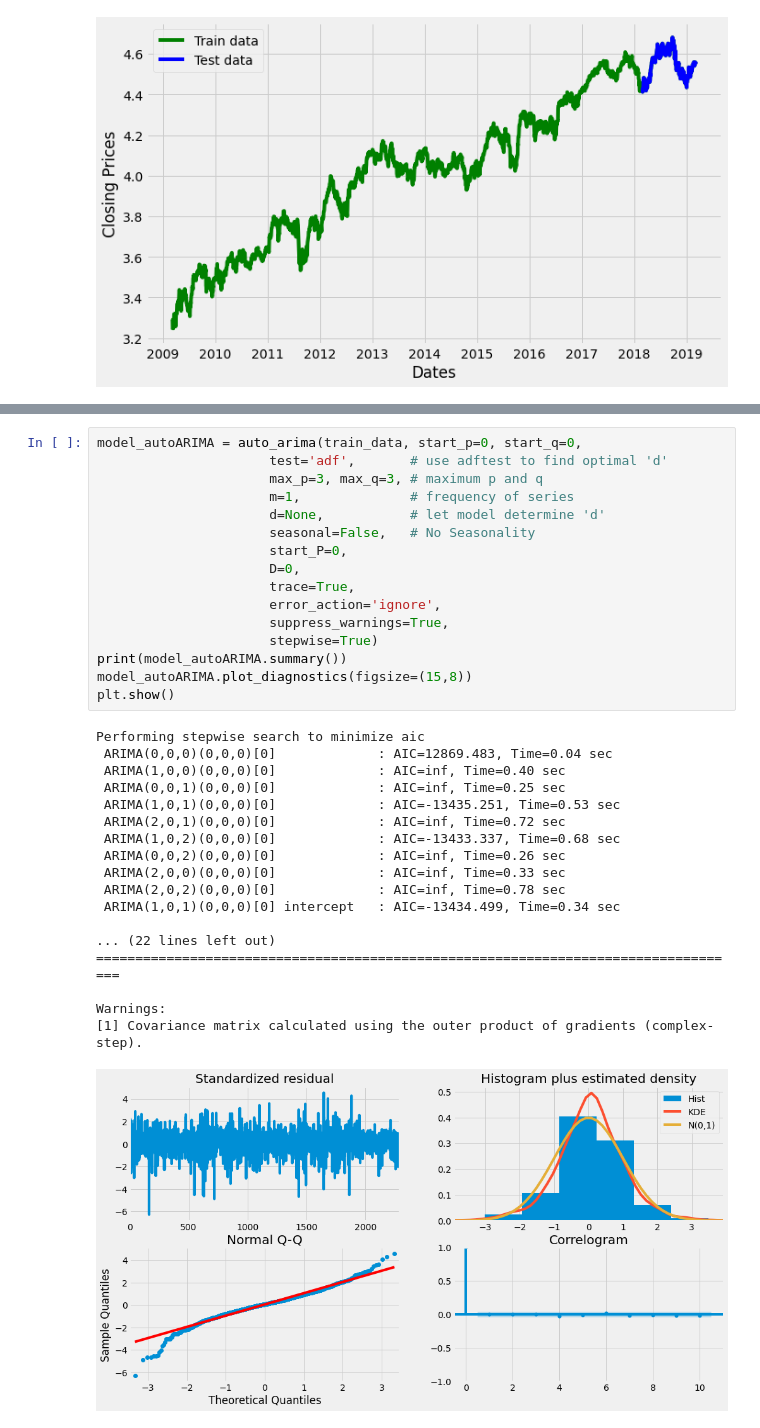
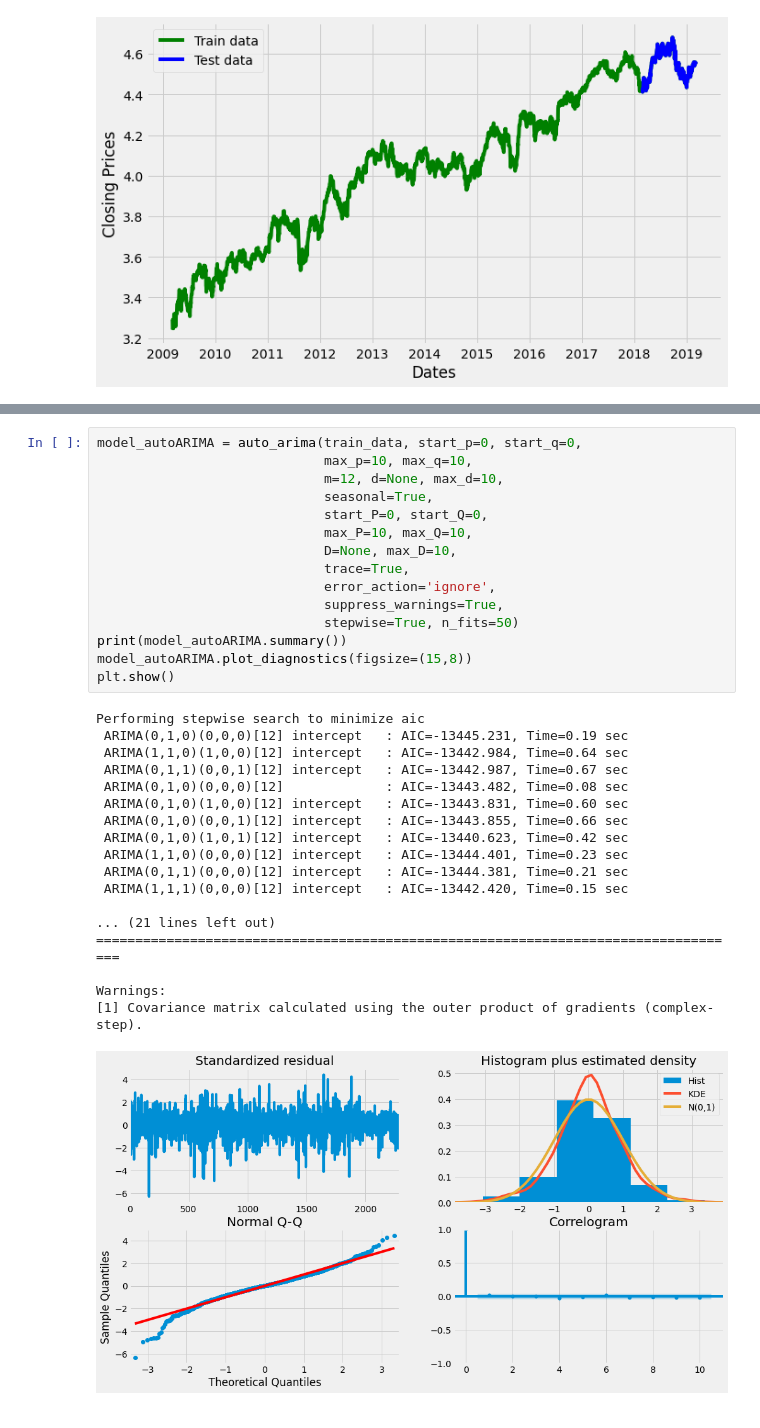
Before and after one commit to vasilypht/MLDA-2022, a Jupyter notebook: ingosstrakh/ingosstrakh task.ipynb, the cells around one changed output, grey strips where cells are left out. Drawn from its saved outputs; the diff is of its cells as text.

```diff
--- a/ingosstrakh/ingosstrakh task.ipynb
+++ b/ingosstrakh/ingosstrakh task.ipynb
@@ -130,38 +122,37 @@ fig.set_size_inches(16, 9)
 # %%
 model_autoARIMA = auto_arima(train_data, start_p=0, start_q=0,
-                      test='adf',       # use adftest to find optimal 'd'
-                      max_p=3, max_q=3, # maximum p and q
-                      m=1,              # frequency of series
-                      d=None,           # let model determine 'd'
-                      seasonal=False,   # No Seasonality
-                      start_P=0,
-                      D=0,
-                      trace=True,
-                      error_action='ignore',
-                      suppress_warnings=True,
-                      stepwise=True)
+                             max_p=10, max_q=10,
+                             m=12, d=None, max_d=10,
+                             seasonal=True,
+                             start_P=0, start_Q=0,
+                             max_P=10, max_Q=10,
+                             D=None, max_D=10,
+                             trace=True,
+                             error_action='ignore',
+                             suppress_warnings=True,
+                             stepwise=True, n_fits=50)
 print(model_autoARIMA.summary())
 model_autoARIMA.plot_diagnostics(figsize=(15,8))
 plt.show()
 # %% [output]
 Performing stepwise search to minimize aic
- ARIMA(0,0,0)(0,0,0)[0]             : AIC=12869.483, Time=0.04 sec
- ARIMA(1,0,0)(0,0,0)[0]             : AIC=inf, Time=0.40 sec
- ARIMA(0,0,1)(0,0,0)[0]             : AIC=inf, Time=0.25 sec
- ARIMA(1,0,1)(0,0,0)[0]             : AIC=-13435.251, Time=0.53 sec
- ARIMA(2,0,1)(0,0,0)[0]             : AIC=inf, Time=0.72 sec
- ARIMA(1,0,2)(0,0,0)[0]             : AIC=-13433.337, Time=0.68 sec
- ARIMA(0,0,2)(0,0,0)[0]             : AIC=inf, Time=0.26 sec
- ARIMA(2,0,0)(0,0,0)[0]             : AIC=inf, Time=0.33 sec
- ARIMA(2,0,2)(0,0,0)[0]             : AIC=inf, Time=0.78 sec
- ARIMA(1,0,1)(0,0,0)[0] intercept   : AIC=-13434.499, Time=0.34 sec
+ ARIMA(0,1,0)(0,0,0)[12] intercept   : AIC=-13445.231, Time=0.19 sec
+ ARIMA(1,1,0)(1,0,0)[12] intercept   : AIC=-13442.984, Time=0.64 sec
+ ARIMA(0,1,1)(0,0,1)[12] intercept   : AIC=-13442.987, Time=0.67 sec
+ ARIMA(0,1,0)(0,0,0)[12]             : AIC=-13443.482, Time=0.08 sec
+ ARIMA(0,1,0)(1,0,0)[12] intercept   : AIC=-13443.831, Time=0.60 sec
+ ARIMA(0,1,0)(0,0,1)[12] intercept   : AIC=-13443.855, Time=0.66 sec
+ ARIMA(0,1,0)(1,0,1)[12] intercept   : AIC=-13440.623, Time=0.42 sec
+ ARIMA(1,1,0)(0,0,0)[12] intercept   : AIC=-13444.401, Time=0.23 sec
+ ARIMA(0,1,1)(0,0,0)[12] intercept   : AIC=-13444.381, Time=0.21 sec
+ ARIMA(1,1,1)(0,0,0)[12] intercept   : AIC=-13442.420, Time=0.15 sec
 
-... (22 lines left out)
+... (21 lines left out)
 ===================================================================================
 
 Warnings:
 [1] Covariance matrix calculated using the outer product of gradients (complex-step).
-[figure, old version]
+[figure, new version]
 # %%
 forecast = model_autoARIMA.predict(n_periods=len(test_data))
 forecast = pd.DataFrame(forecast, index=test_data.index, columns=["Prediction"])
```
Also changed, not shown: parts of 3 cells of this notebook.
